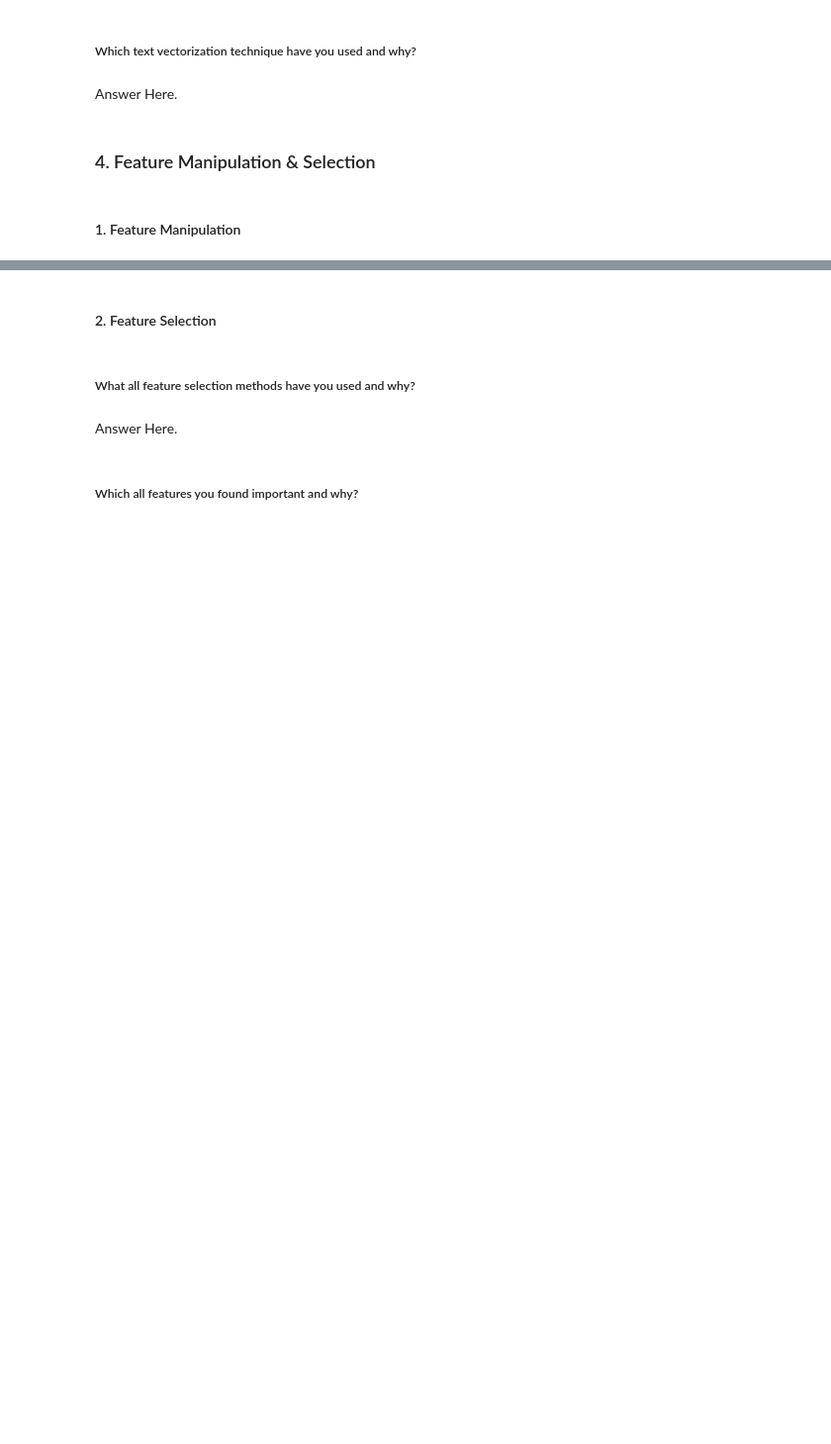
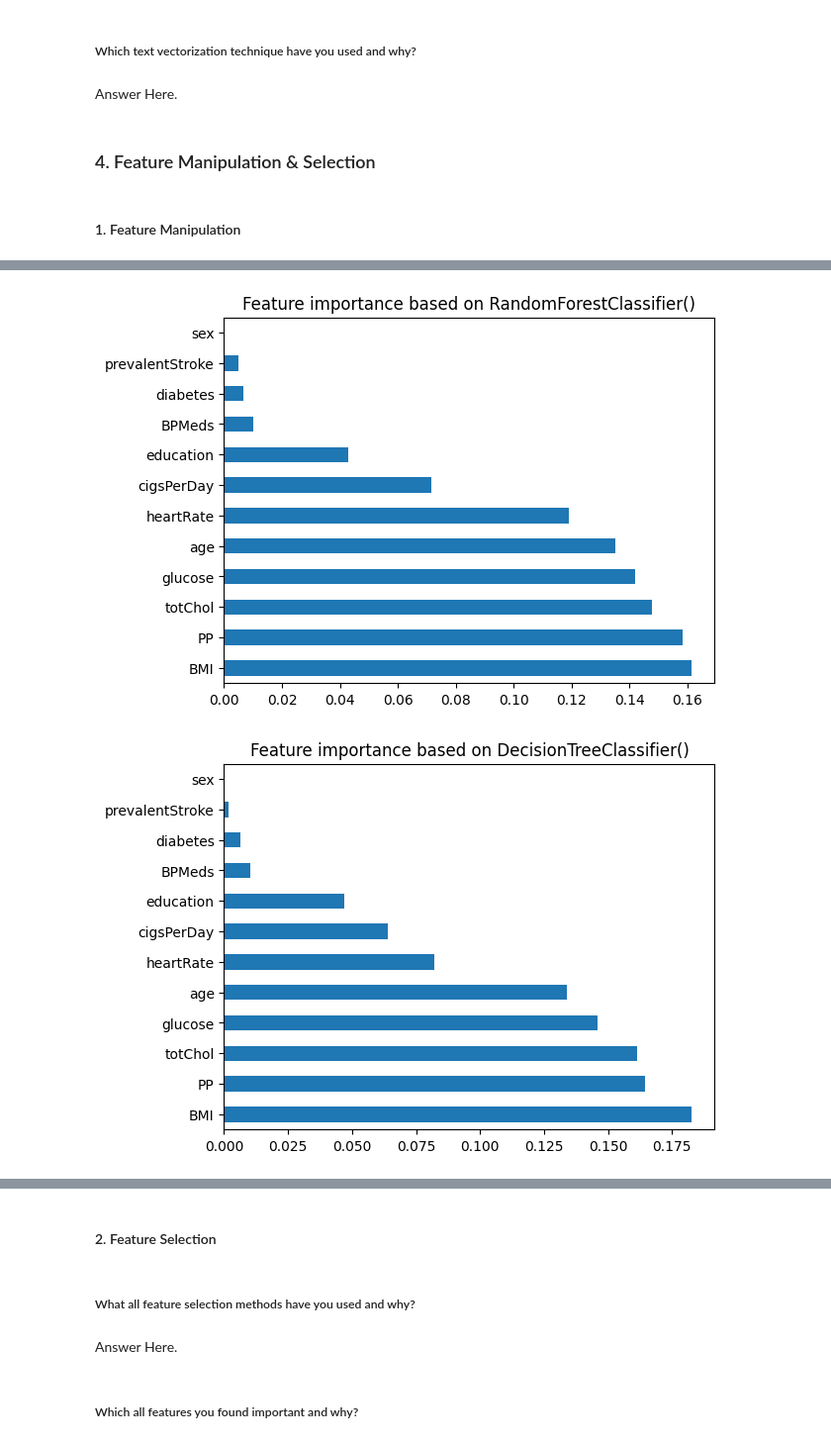
Before and after one commit to apurva-shrivastava/Cardiovascular-Risk-Prediction, a Jupyter notebook: Apurva_Shrivastava_Cardiovascular_Risk_Prediction.ipynb, the cells around one changed output, grey strips where cells are left out. Shown at 99% size. Drawn from its saved outputs; the diff is of its cells as text; code cells hidden in the pictures; blank space fills up the shorter version.

```diff
--- a/Apurva_Shrivastava_Cardiovascular_Risk_Prediction.ipynb
+++ b/Apurva_Shrivastava_Cardiovascular_Risk_Prediction.ipynb
@@ -1226,0 +1248,11 @@ Answer Here.
+# %%
+#Analysing feature importance based RandomForestClassifier,DecisionTreeClassifier and XGBClassifier
+for v in [RandomForestClassifier(),DecisionTreeClassifier(),XGBClassifier()]:
+    v.fit(X,Y)
+    ranked_features=pd.Series(v.feature_importances_,index=X.columns)
+    ranked_features.nlargest(15).plot(kind='barh')#barplot based on feature importance
+    plt.title(f'Feature importance based on {v}')
+    plt.show()
+# %% [output]
+[figure, added]
+[figure, added]
```
Also changed, not shown: parts of 6 cells of this notebook.
